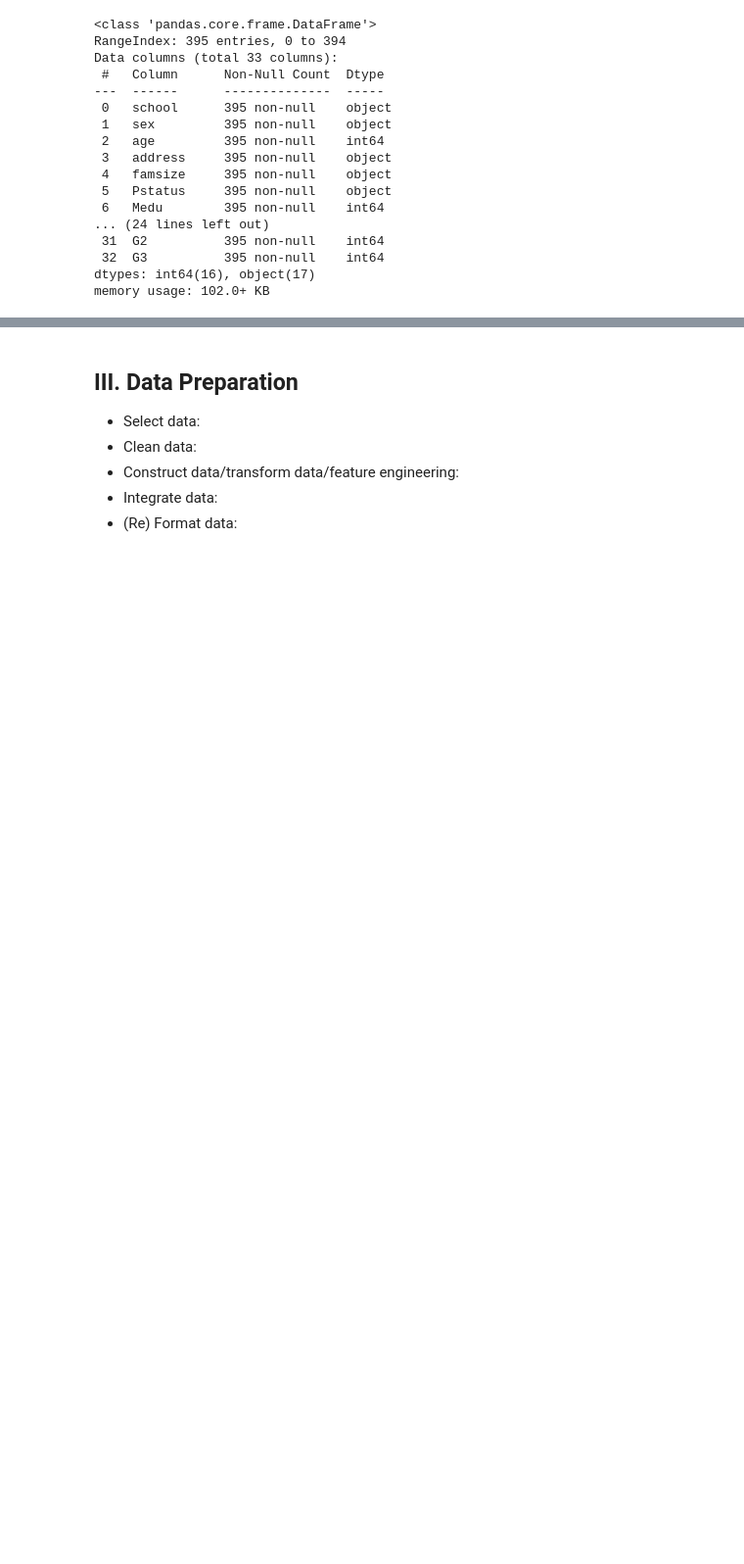
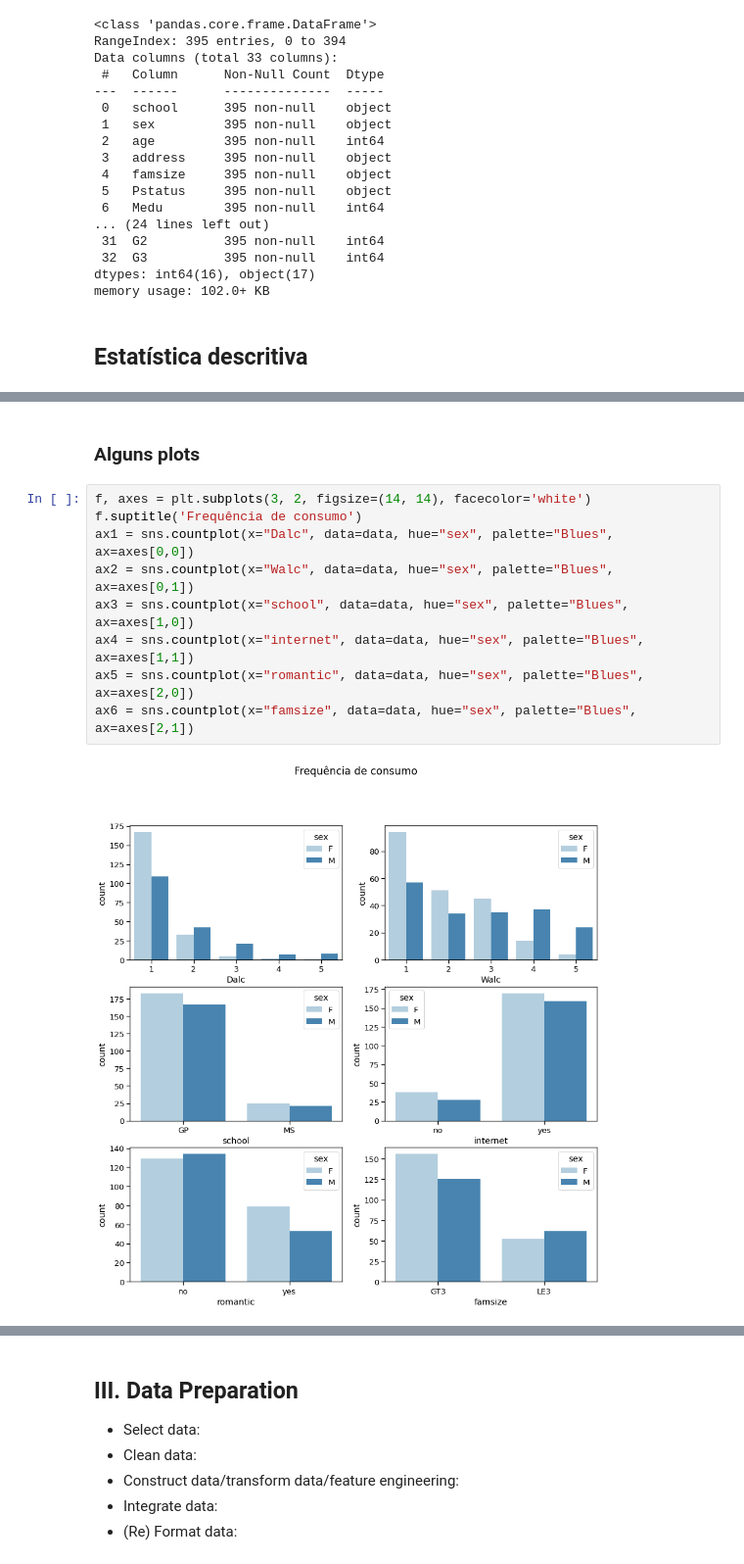
Before and after one commit to victorbombarda/Manipulacao_Dados_Avaliacao, a Jupyter notebook: Intro_Crisp_DM.ipynb, the cells around one changed output, grey strips where cells are left out. Shown at 98% size. Cells and saved outputs as stored; diff of their text form; blank space fills up the shorter version.

```diff
--- a/Intro_Crisp_DM.ipynb
+++ b/Intro_Crisp_DM.ipynb
@@ -108,6 +122,8 @@ Data columns (total 33 columns):
  32  G3          395 non-null    int64
 dtypes: int64(16), object(17)
 memory usage: 102.0+ KB
+# %% [markdown]
+## Estatística descritiva
 # %%
 data.describe()
 # %% [output]
@@ -120,3 +136,16 @@ data.describe()
 | 50% | 17.000000 | 3.000000 | 2.000000 | 1.000000 | 2.000000 | 0.000000 | 4.000000 | 3.000000 | 3.000000 | 1.000000 | ... |
 | 75% | 18.000000 | 4.000000 | 3.000000 | 2.000000 | 2.000000 | 0.000000 | 5.000000 | 4.000000 | 4.000000 | 2.000000 | ... |
 | max | 22.000000 | 4.000000 | 4.000000 | 4.000000 | 4.000000 | 3.000000 | 5.000000 | 5.000000 | 5.000000 | 5.000000 | ... |
+# %% [markdown]
+### Alguns plots
+# %%
+f, axes = plt.subplots(3, 2, figsize=(14, 14), facecolor='white')
+f.suptitle('Frequência de consumo')
+ax1 = sns.countplot(x="Dalc", data=data, hue="sex", palette="Blues", ax=axes[0,0])
+ax2 = sns.countplot(x="Walc", data=data, hue="sex", palette="Blues", ax=axes[0,1])
+ax3 = sns.countplot(x="school", data=data, hue="sex", palette="Blues", ax=axes[1,0])
+ax4 = sns.countplot(x="internet", data=data, hue="sex", palette="Blues", ax=axes[1,1])
+ax5 = sns.countplot(x="romantic", data=data, hue="sex", palette="Blues", ax=axes[2,0])
+ax6 = sns.countplot(x="famsize", data=data, hue="sex", palette="Blues", ax=axes[2,1])
+# %% [output]
+[figure, added]
```
Also changed, not shown: parts of 13 cells of this notebook.
